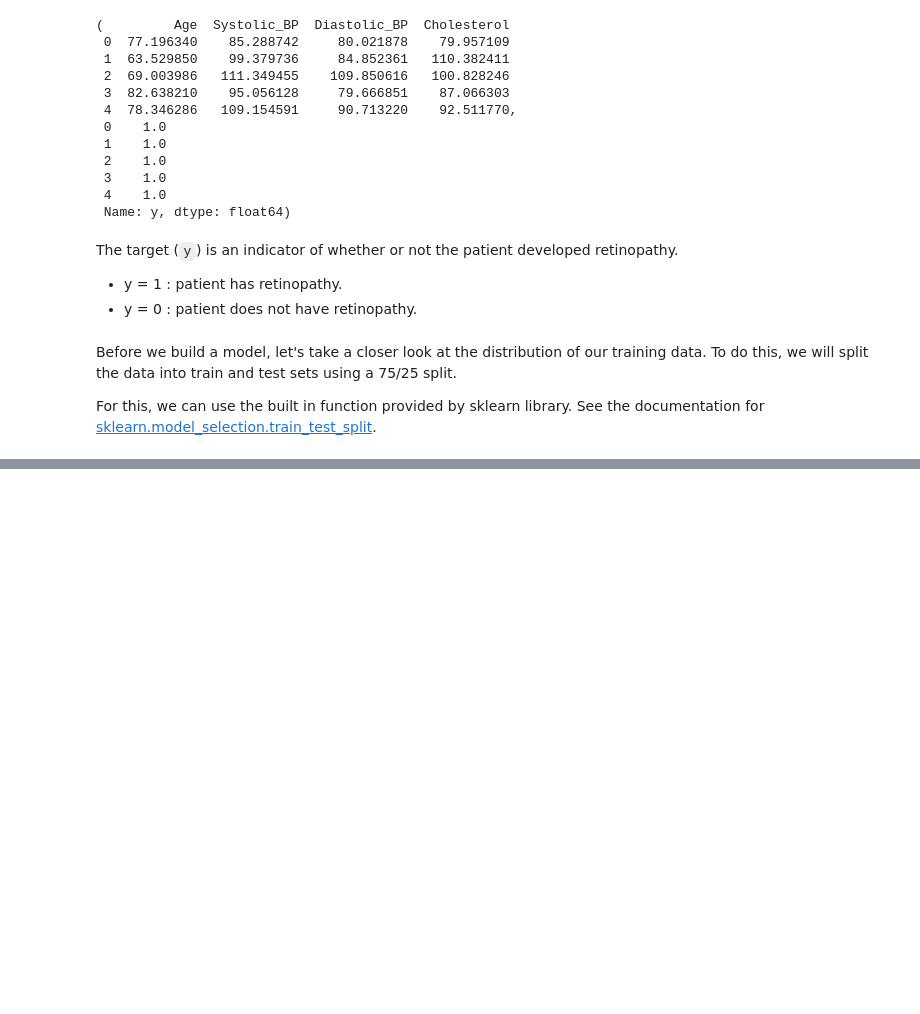
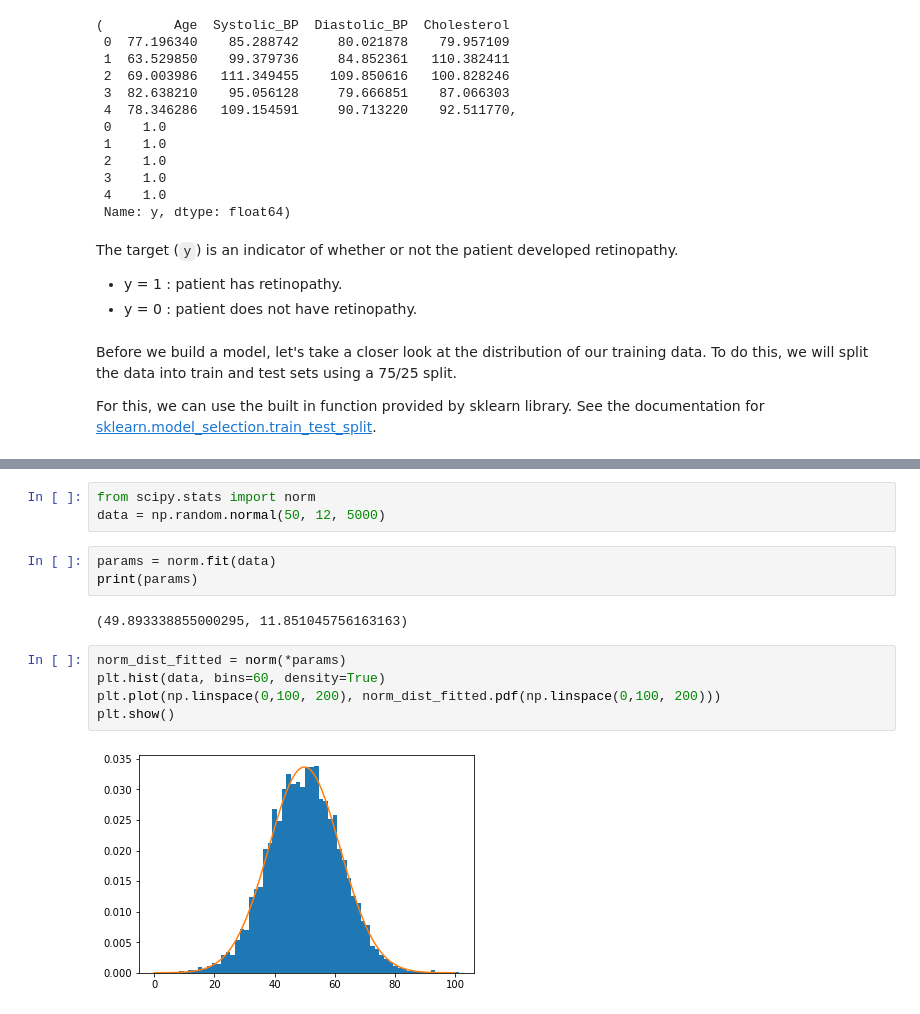
Before and after one commit to siripragadashashank/AI_Medicine_Specialization, a Jupyter notebook: AI_For_Medical_Prognosis/Week1/Linear Risk Model.ipynb, the cells around one changed output, grey strips where cells are left out. Drawn from its saved outputs; the diff is of its cells as text; blank space fills up the shorter version.

```diff
--- a/AI_For_Medical_Prognosis/Week1/Linear Risk Model.ipynb
+++ b/AI_For_Medical_Prognosis/Week1/Linear Risk Model.ipynb
@@ -112,0 +143,15 @@ For this, we can use the built in function provided by sklearn library.  See the
+# %%
+from scipy.stats import norm
+data = np.random.normal(50, 12, 5000)
+# %%
+params = norm.fit(data)
+print(params)
+# %% [output]
+(49.893338855000295, 11.851045756163163)
+# %%
+norm_dist_fitted = norm(*params)
+plt.hist(data, bins=60, density=True)
+plt.plot(np.linspace(0,100, 200), norm_dist_fitted.pdf(np.linspace(0,100, 200)))
+plt.show()
+# %% [output]
+[figure, added]
```
Also changed, not shown: parts of 33 cells of this notebook.
